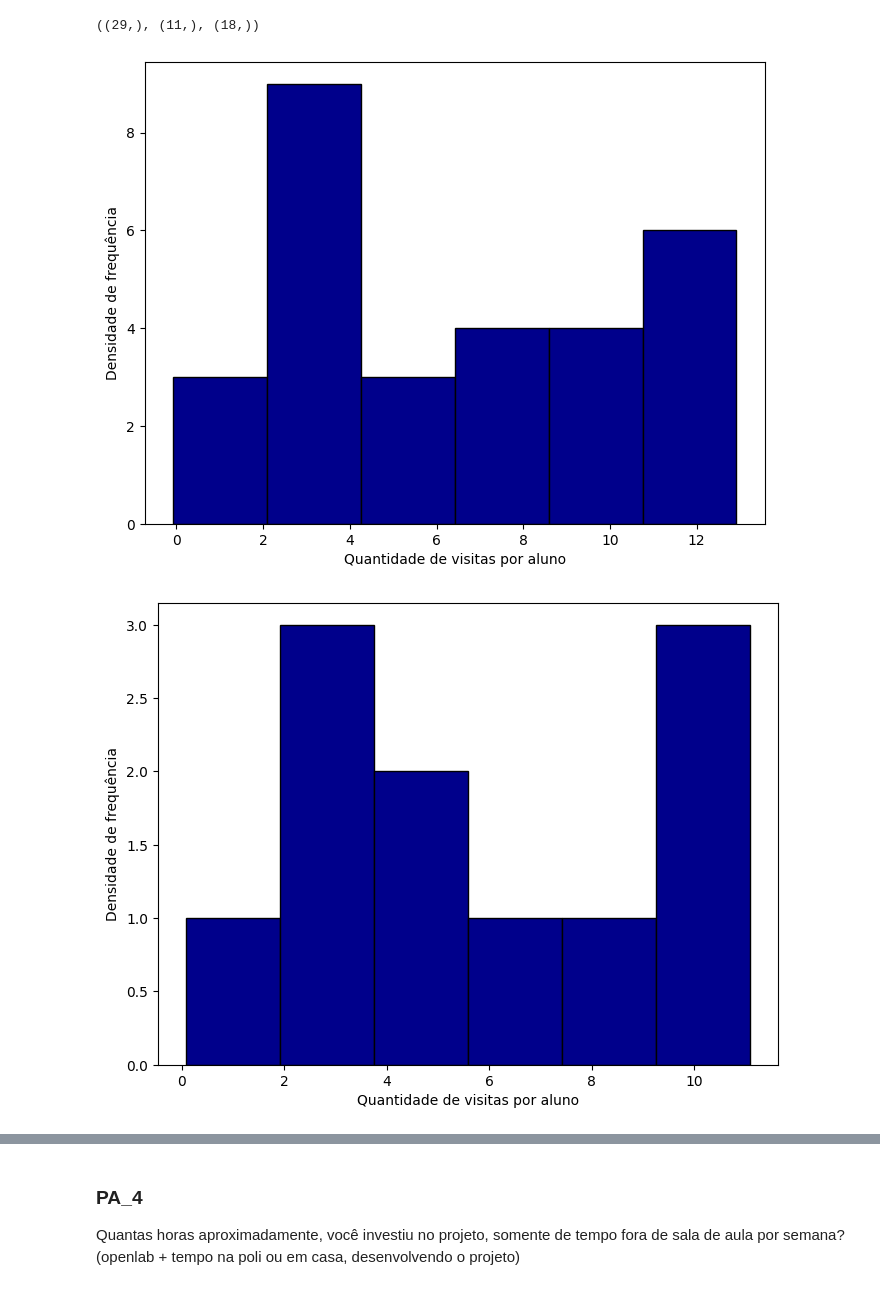
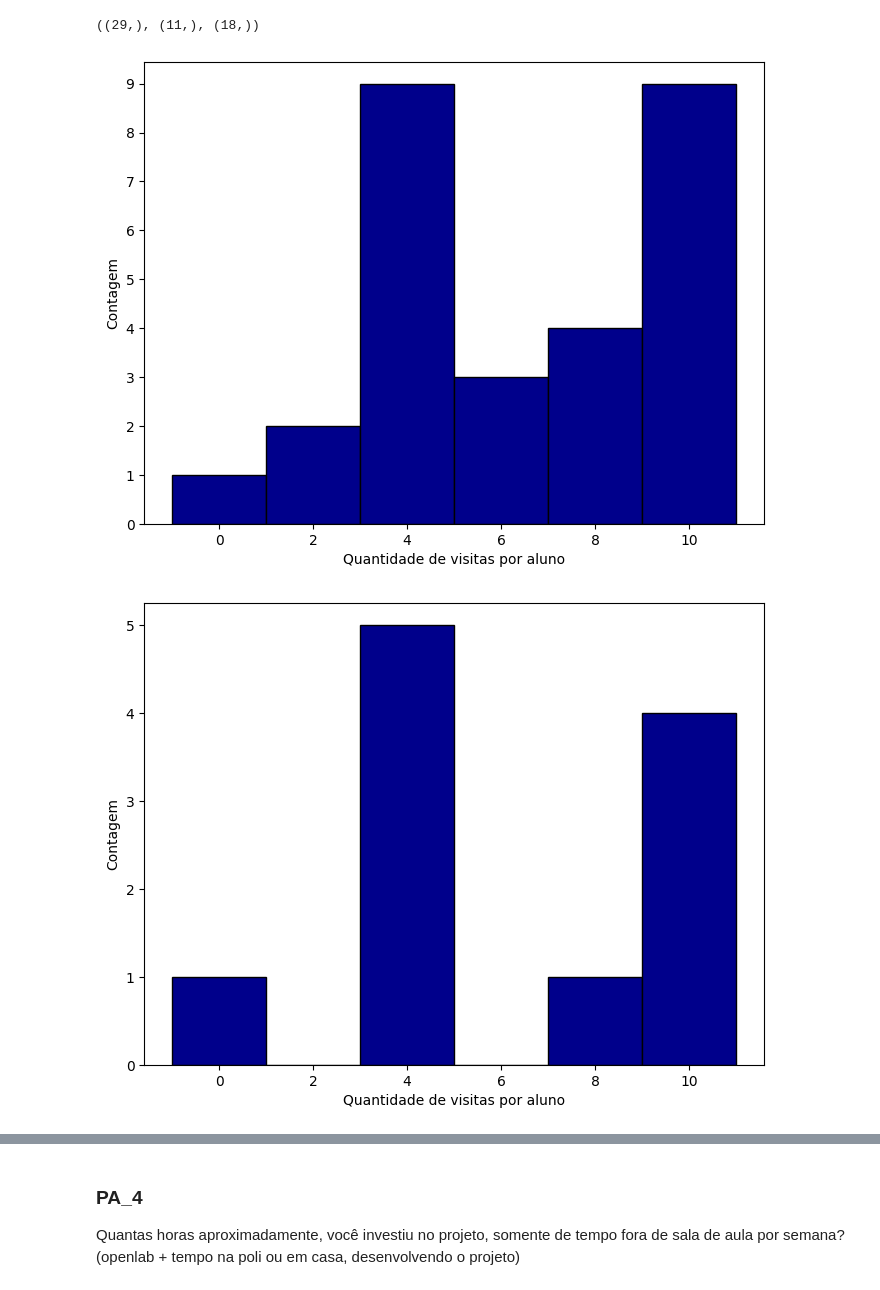
Before and after one commit to henriqueedu2001/pcs3635-health-research-data-analysis, a Jupyter notebook: analisys.ipynb, the cells around one changed output, grey strips where cells are left out. Cells and saved outputs as stored; diff of their text form; code cells hidden in the pictures.

```diff
--- a/analisys.ipynb
+++ b/analisys.ipynb
@@ -383,10 +383,13 @@ PA_3.shape, PA_3_monday.shape, PA_3_wednesday.shape
 # plotting PA_3 histogram for general counting (monday + wednesday)
 fig, axs = plt.subplots(figsize=fig_default_size)
 
+PA_3_bins = np.arange(0, 14, 2)
+
 # axs setting
-axs.hist(PA_3, bins=6, color=fig_default_color, align='left', edgecolor='black')
+axs.hist(PA_3, bins=PA_3_bins, color=fig_default_color, align='left', edgecolor='black')
+plt.gca().yaxis.set_major_locator(MaxNLocator(integer=True)) # fix the ticks in to integer values
 axs.set_xlabel('Quantidade de visitas por aluno')
-axs.set_ylabel('Densidade de frequência')
+axs.set_ylabel('Contagem')
 
 # save the figure in png format
 if save_all_figures:
@@ -395,22 +398,25 @@ if save_all_figures:
 # showing the figure
 plt.show()
 # %% [output]
-[figure, old version]
+[figure, new version]
 # %%
 # plotting PA_3 histogram for monday
 fig, axs = plt.subplots(figsize=fig_default_size)
 
+PA_3_monday_bins = np.arange(0, 14, 2)
+
 # axs setting
-axs.hist(PA_3_monday, bins=6, color=fig_default_color, align='left', edgecolor='black')
+axs.hist(PA_3_monday, bins=PA_3_monday_bins, color=fig_default_color, align='left', edgecolor='black')
+plt.gca().yaxis.set_major_locator(MaxNLocator(integer=True)) # fix the ticks in to integer values
 axs.set_xlabel('Quantidade de visitas por aluno')
-axs.set_ylabel('Densidade de frequência')
+axs.set_ylabel('Contagem')
 
 # save the figure in png format
 if save_all_figures:
     plt.savefig('academic_imgs/PA_3_monday_histogram')
 
 # showing the figure
 plt.show()
 # %% [output]
-[figure, old version]
+[figure, new version]
 # %%
```
Also changed, not shown: parts of 8 cells of this notebook.
